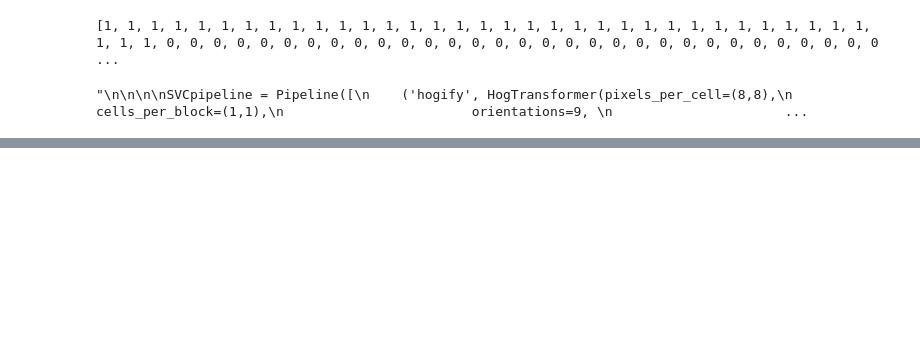
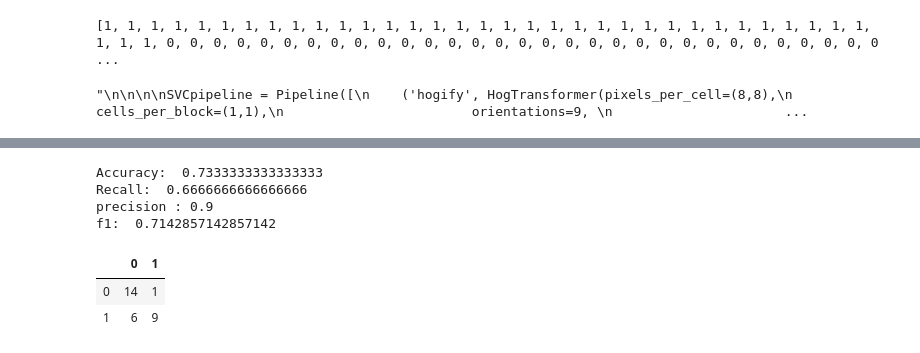
Before and after one commit to DanAudy/ParkinsonProject, a Jupyter notebook: ParkinsonCat.ipynb, the cells around one changed output, grey strips where cells are left out. Drawn from its saved outputs; the diff is of its cells as text; code cells hidden in the pictures; blank space fills up the shorter version.

```diff
--- a/ParkinsonCat.ipynb
+++ b/ParkinsonCat.ipynb
@@ -355,0 +399,22 @@ print(pred)
+# %%
+confusion_spiral = confusion_matrix(yspiraltest, pred)
+df = pd.DataFrame(confusion_spiral)
+df
+print('Accuracy: ', np.sum(yspiralpred == yspiraltest)/len(yspiraltest))
+print('Recall: ', recall_score(yspiraltest, yspiralpred))
+(tn, fp, fn, tp) = confusion_spiral.flatten()
+print("precision :", tp / float((tp + fp)))
+print("f1: ", f1_score(yspiraltest, yspiralpred))
+# %% [output]
+Accuracy:  0.7333333333333333
+Recall:  0.6666666666666666
+precision : 0.9
+f1:  0.7142857142857142
+# %%
+confusion_spiral = confusion_matrix(yspiraltest, pred)
+df = pd.DataFrame(confusion_spiral)
+df
+# %% [output]
+|  | 0 | 1 |
+| 0 | 14 | 1 |
+| 1 | 6 | 9 |
```
Also changed, not shown: parts of 13 cells of this notebook.
